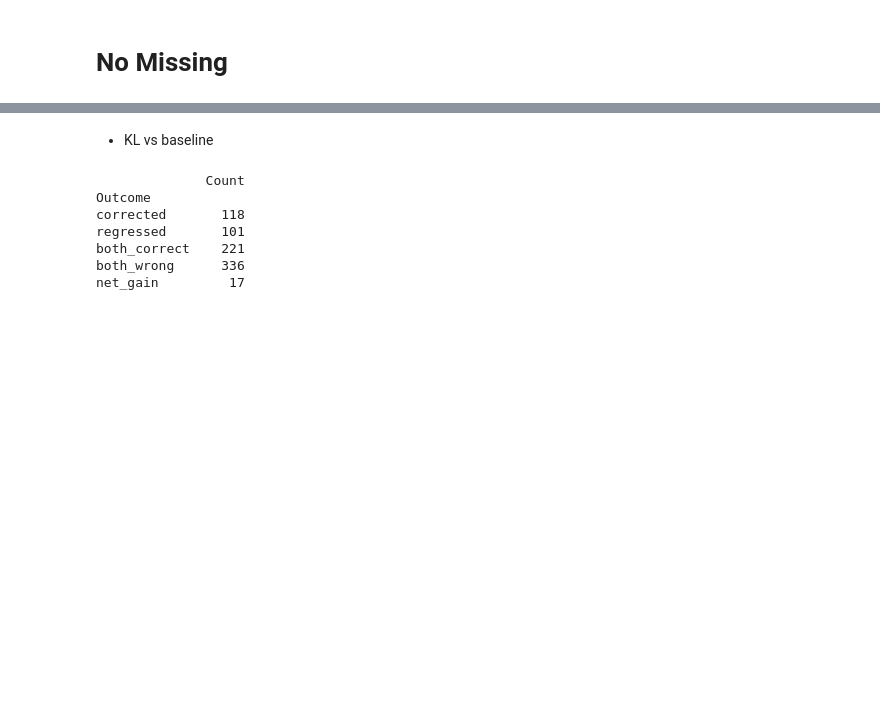
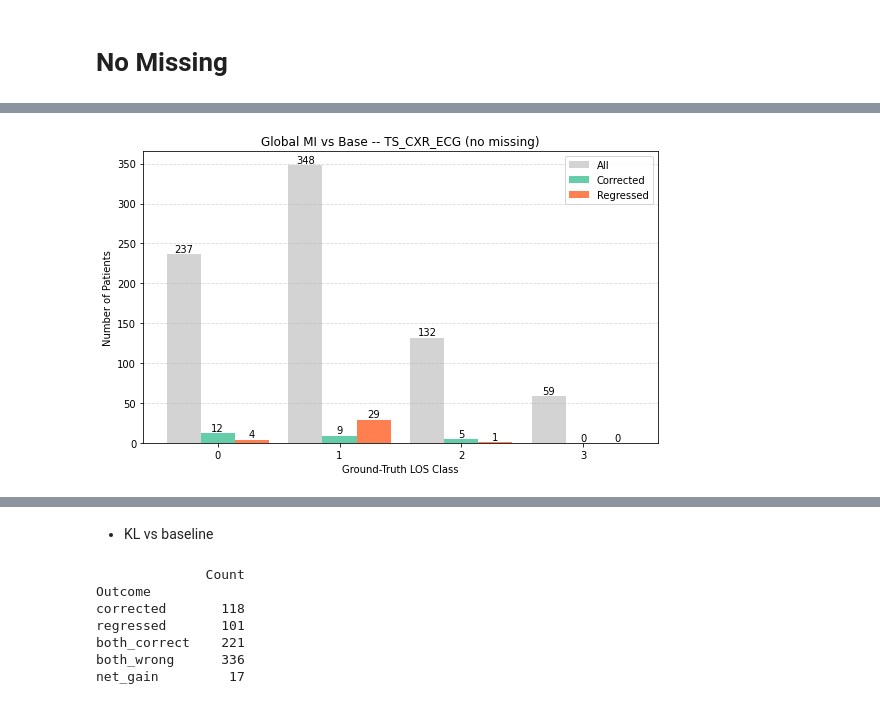
Before and after one commit to JuneHou/Multimodal-Transformer, a Jupyter notebook: Analysis/error_analysis.ipynb, the cells around one changed output, grey strips where cells are left out. Cells and saved outputs as stored; diff of their text form; code cells hidden in the pictures; blank space fills up the shorter version.

```diff
--- a/Analysis/error_analysis.ipynb
+++ b/Analysis/error_analysis.ipynb
@@ -136,0 +170,3 @@ missing = False
+# %%
+dataset = "TS_CXR_ECG"
+mi_noText = run_outcome_analysis(root_path, paths, missing, dataset, model_base="baseline", model_weighted="MI")
@@ -136,0 +181,4 @@ missing = False
+# %%
+bar_plot(mi_noText, "Global MI vs Base -- TS_CXR_ECG (no missing)")
+# %% [output]
+[figure, added]
```
Also changed, not shown: parts of 19 cells of this notebook, 6 other files.
